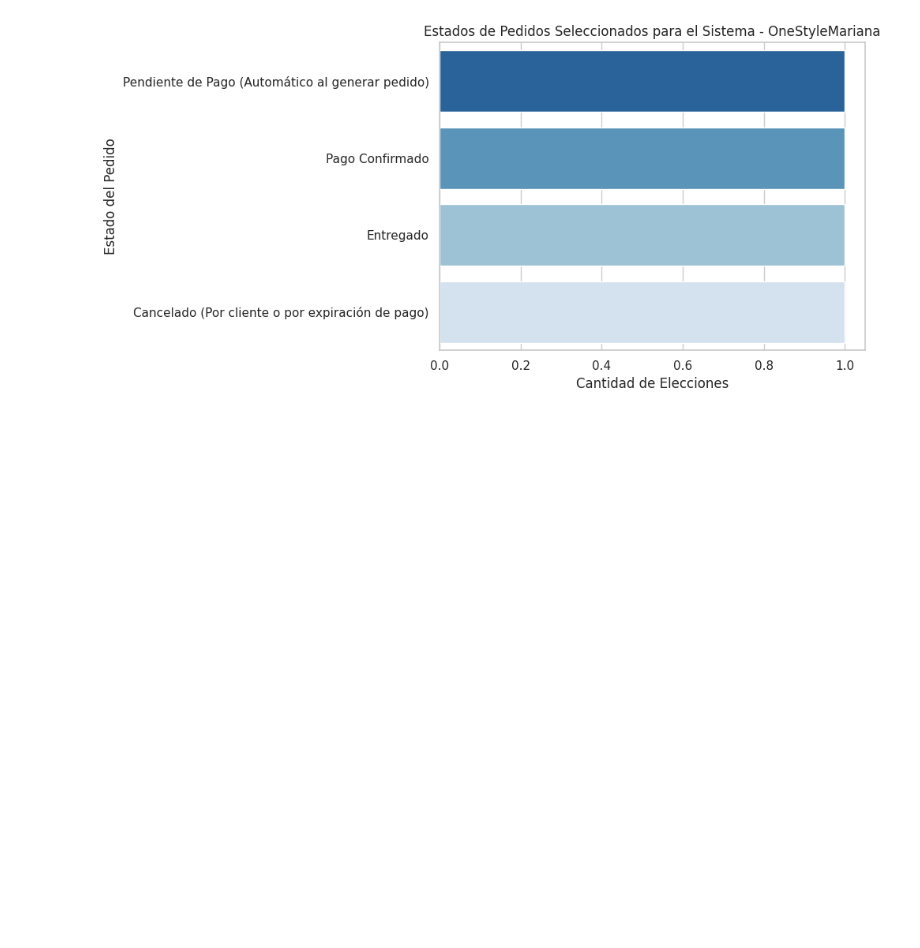
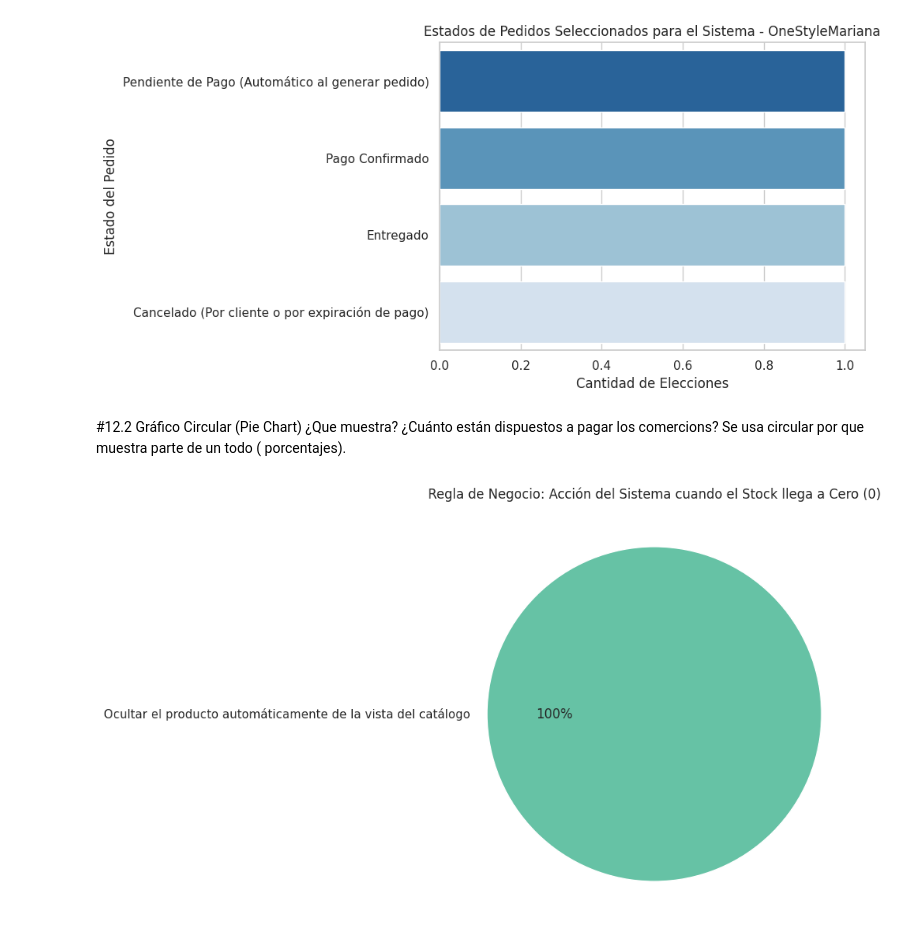
Before and after one commit to holo-t-leds/Analisis_de_estadisticas, a Jupyter notebook: Copia_de_Estudio_estadisticos.ipynb, the cells around one changed output. Cells and saved outputs as stored; diff of their text form; code cells hidden in the pictures; blank space fills up the shorter version.

```diff
--- a/Copia_de_Estudio_estadisticos.ipynb
+++ b/Copia_de_Estudio_estadisticos.ipynb
@@ -290,3 +290,26 @@ Passing `palette` without assigning `hue` is deprecated and will be removed in v
 
   sns.barplot(x=conteo_estados.values, y=conteo_estados.index,palette='Blues_r')
 [figure]
+# %% [markdown]
+#12.2 Gráfico Circular (Pie Chart)
+¿Que muestra? ¿Cuánto están dispuestos a pagar los comercions? Se usa circular por que muestra parte de un todo ( porcentajes).
+# %%
+# 1. Definir la pregunta a graficar en pastel
+columna_pie = '1.5. ¿Cuál es la acción del sistema cuando el stock de un producto o variante llega a cero (0)?'
+
+# 2. Obtener el conteo de respuestas
+conteo_pie = df[columna_pie].value_counts()
+
+# 3. Crear el gráfico circular
+plt.figure(figsize=(7, 7))
+plt.pie(
+    conteo_pie,
+    labels=conteo_pie.index,
+    autopct='%1.0f%%',
+    colors=sns.color_palette('Set2')
+)
+
+plt.title('Regla de Negocio: Acción del Sistema cuando el Stock llega a Cero (0)')
+plt.show()
+# %% [output]
+[figure, added]
```
